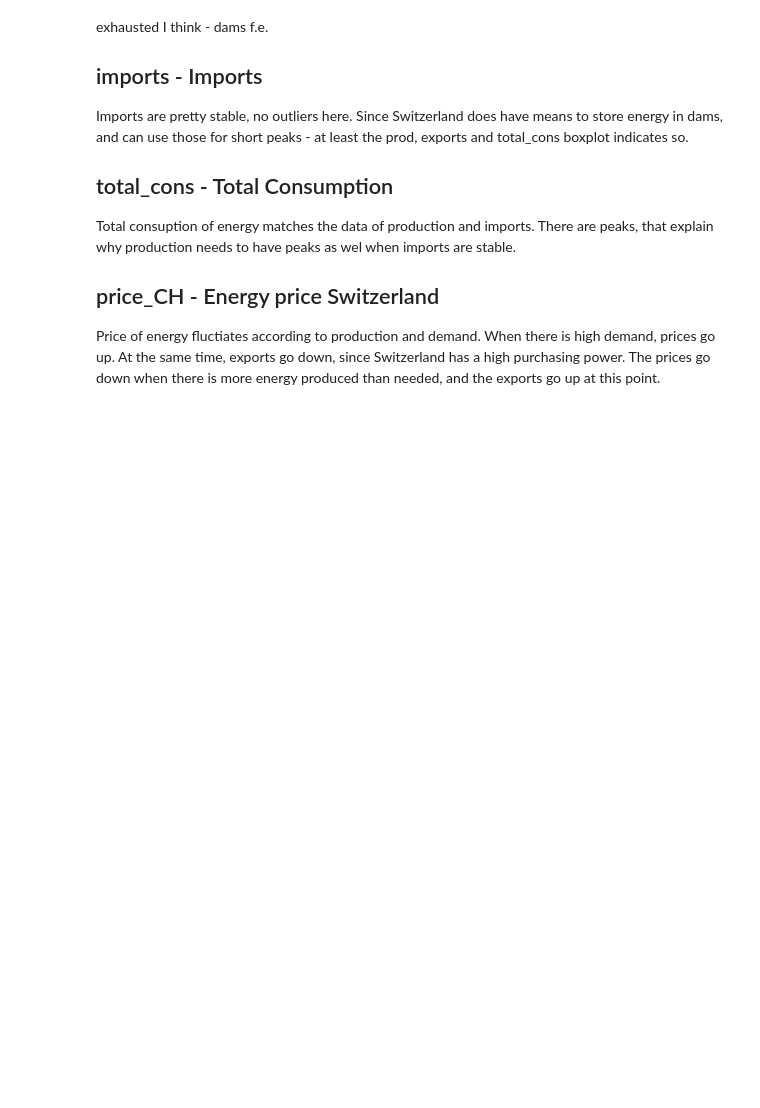
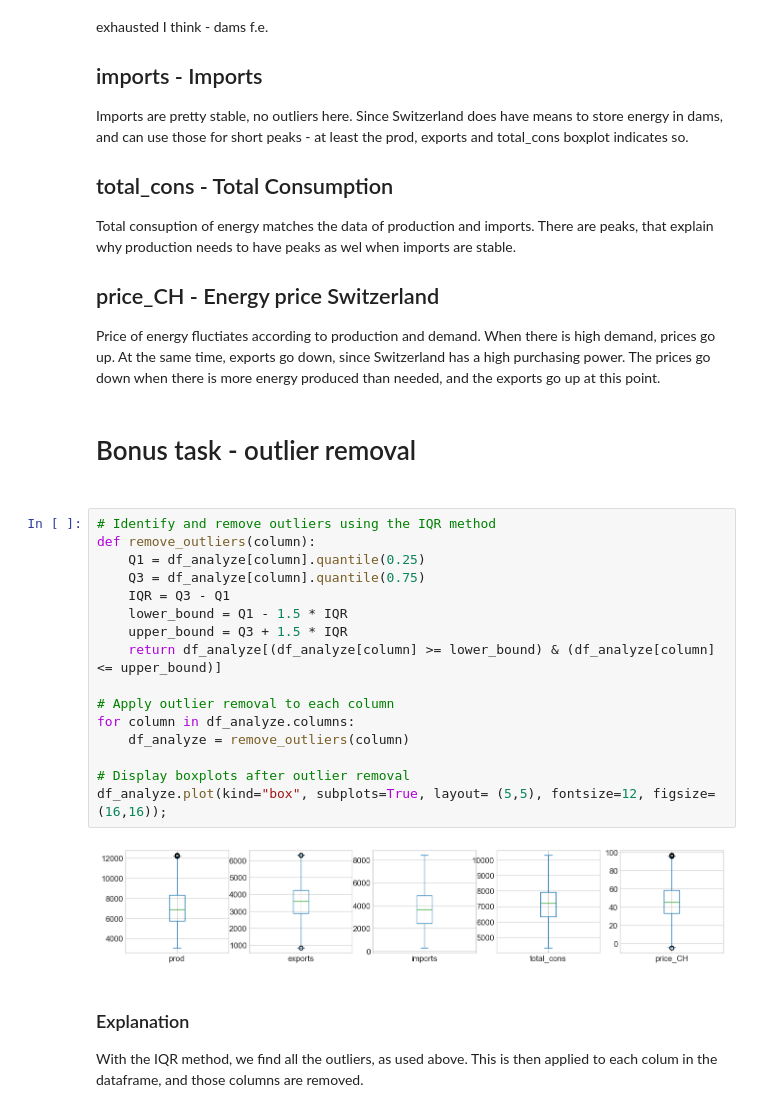
Before and after one commit to DavidVocat/ZHAW-Data-Science-Fundamentals, a Jupyter notebook: Week5/Outlier Detection.ipynb, the cells around one changed output. Cells and saved outputs as stored; diff of their text form; blank space fills up the shorter version.

Commit message:
Outliers removed

```diff
--- a/Week5/Outlier Detection.ipynb
+++ b/Week5/Outlier Detection.ipynb
@@ -72,3 +72,26 @@ Total consuption of energy matches the data of production and imports. There are
 
 <h2>price_CH - Energy price Switzerland</h2>
 Price of energy fluctiates according to production and demand. When there is high demand, prices go up. At the same time, exports go down, since Switzerland has a high purchasing power. The prices go down when there is more energy produced than needed, and the exports go up at this point.
+# %% [markdown]
+<h1>Bonus task - outlier removal<h1>
+# %%
+# Identify and remove outliers using the IQR method
+def remove_outliers(column):
+    Q1 = df_analyze[column].quantile(0.25)
+    Q3 = df_analyze[column].quantile(0.75)
+    IQR = Q3 - Q1
+    lower_bound = Q1 - 1.5 * IQR
+    upper_bound = Q3 + 1.5 * IQR
+    return df_analyze[(df_analyze[column] >= lower_bound) & (df_analyze[column] <= upper_bound)]
+
+# Apply outlier removal to each column
+for column in df_analyze.columns:
+    df_analyze = remove_outliers(column)
+
+# Display boxplots after outlier removal
+df_analyze.plot(kind="box", subplots=True, layout= (5,5), fontsize=12, figsize=(16,16));
+# %% [output]
+[figure, added]
+# %% [markdown]
+<h3>Explanation</h3>
+With the IQR method, we find all the outliers, as used above. This is then applied to each colum in the dataframe, and those columns are removed.
```
